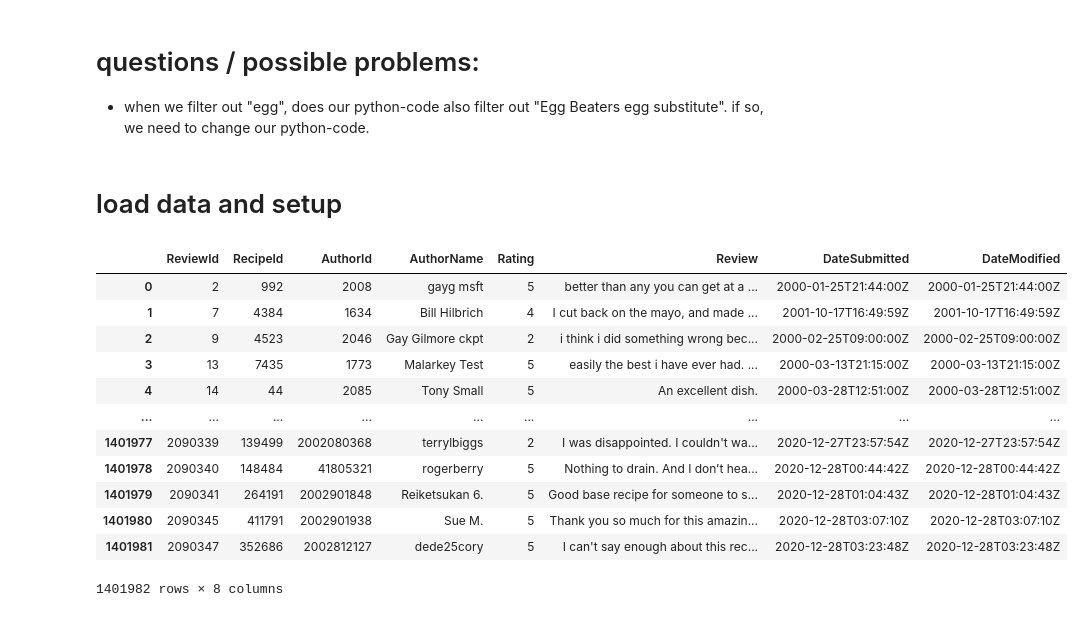
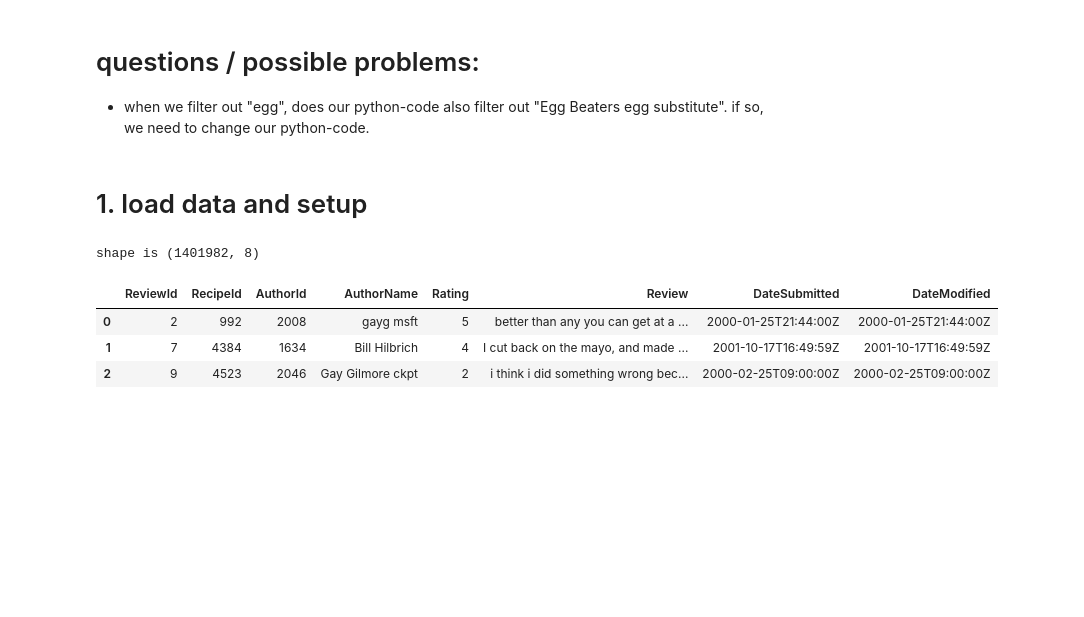
Before and after one commit to TechLabs-Remote-Bootcamp/WS24-MyDailyImpact, a Jupyter notebook: deeplearning/preprocessing.ipynb, the cells around one changed output. Cells and saved outputs as stored; diff of their text form; code cells hidden in the pictures; blank space fills up the shorter version.

```diff
--- a/deeplearning/preprocessing.ipynb
+++ b/deeplearning/preprocessing.ipynb
@@ -2,7 +2,7 @@
 # questions / possible problems:
 - when we filter out "egg", does our python-code also filter out "Egg Beaters egg substitute". if so, we need to change our python-code.
 # %% [markdown]
-# load data and setup
+# 1. load data and setup
 # %%
 import pandas as pd
 import numpy as np
@@ -12,22 +13,15 @@ pd.set_option('display.max_columns', None)
 # %%
 # the data is from https://www.kaggle.com/datasets/irkaal/foodcom-recipes-and-reviews/data
 
 reviews = pd.read_csv("data/reviews.csv")
-reviews
+print("shape is", reviews.shape)
+reviews.head(3)
 # %% [output]
+shape is (1401982, 8)
 |  | ReviewId | RecipeId | AuthorId | AuthorName | Rating | Review | DateSubmitted | DateModified |
 | 0 | 2 | 992 | 2008 | gayg msft | 5 | better than any you can get at a ... | 2000-01-25T21:44:00Z | 2000-01-25T21:44:00Z |
 | 1 | 7 | 4384 | 1634 | Bill Hilbrich | 4 | I cut back on the mayo, and made ... | 2001-10-17T16:49:59Z | 2001-10-17T16:49:59Z |
 | 2 | 9 | 4523 | 2046 | Gay Gilmore ckpt | 2 | i think i did something wrong bec... | 2000-02-25T09:00:00Z | 2000-02-25T09:00:00Z |
-| 3 | 13 | 7435 | 1773 | Malarkey Test | 5 | easily the best i have ever had. ... | 2000-03-13T21:15:00Z | 2000-03-13T21:15:00Z |
-| 4 | 14 | 44 | 2085 | Tony Small | 5 | An excellent dish. | 2000-03-28T12:51:00Z | 2000-03-28T12:51:00Z |
-| ... | ... | ... | ... | ... | ... | ... | ... | ... |
-| 1401977 | 2090339 | 139499 | 2002080368 | terrylbiggs | 2 | I was disappointed. I couldn't wa... | 2020-12-27T23:57:54Z | 2020-12-27T23:57:54Z |
-| 1401978 | 2090340 | 148484 | 41805321 | rogerberry | 5 | Nothing to drain. And I don’t hea... | 2020-12-28T00:44:42Z | 2020-12-28T00:44:42Z |
-| 1401979 | 2090341 | 264191 | 2002901848 | Reiketsukan 6. | 5 | Good base recipe for someone to s... | 2020-12-28T01:04:43Z | 2020-12-28T01:04:43Z |
-| 1401980 | 2090345 | 411791 | 2002901938 | Sue M. | 5 | Thank you so much for this amazin... | 2020-12-28T03:07:10Z | 2020-12-28T03:07:10Z |
-| 1401981 | 2090347 | 352686 | 2002812127 | dede25cory | 5 | I can't say enough about this rec... | 2020-12-28T03:23:48Z | 2020-12-28T03:23:48Z |
-1401982 rows × 8 columns
 # %%
 # the data is from https://www.kaggle.com/datasets/irkaal/foodcom-recipes-and-reviews/data
 
```
Also changed, not shown: parts of 19 cells of this notebook.
